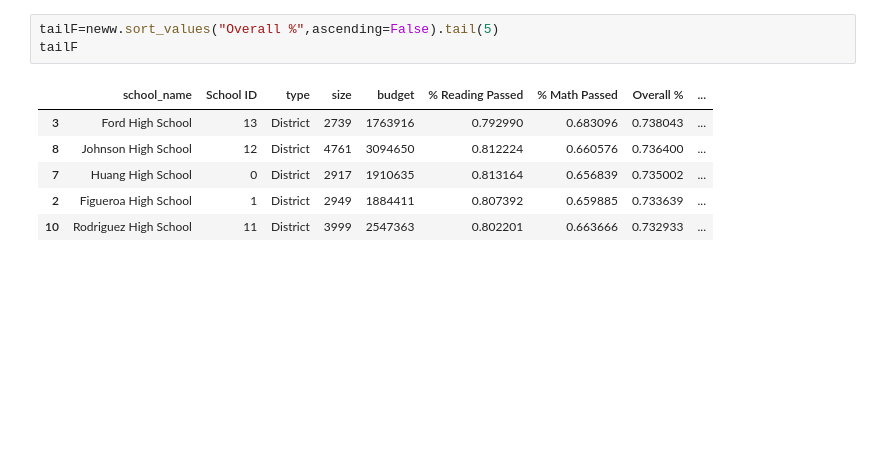
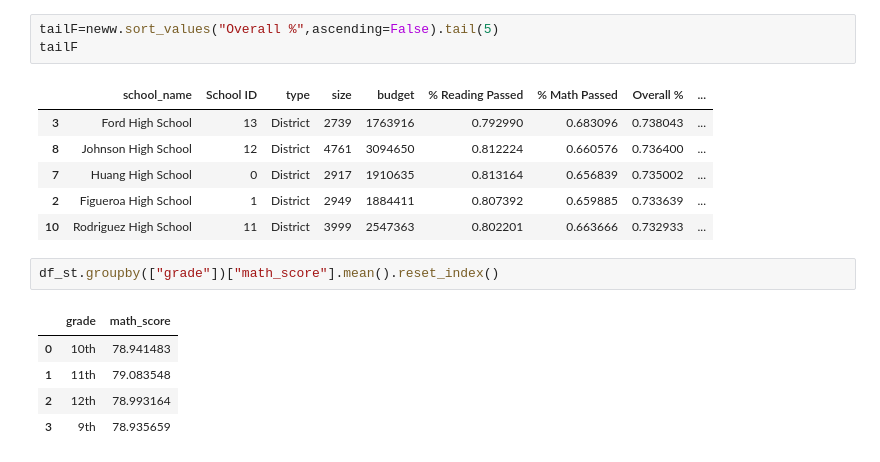
Before and after one commit to alejoes/04-PandasProjects, a Jupyter notebook: Game Py/Academy of Py.ipynb, the cells around one changed output. Drawn from its saved outputs; the diff is of its cells as text; blank space fills up the shorter version.

```diff
--- a/Game Py/Academy of Py.ipynb
+++ b/Game Py/Academy of Py.ipynb
@@ -124,3 +124,11 @@ tailF
 | 7 | Huang High School | 0 | District | 2917 | 1910635 | 0.813164 | 0.656839 | 0.735002 | ... |
 | 2 | Figueroa High School | 1 | District | 2949 | 1884411 | 0.807392 | 0.659885 | 0.733639 | ... |
 | 10 | Rodriguez High School | 11 | District | 3999 | 2547363 | 0.802201 | 0.663666 | 0.732933 | ... |
+# %%
+df_st.groupby(["grade"])["math_score"].mean().reset_index()
+# %% [output]
+|  | grade | math_score |
+| 0 | 10th | 78.941483 |
+| 1 | 11th | 79.083548 |
+| 2 | 12th | 78.993164 |
+| 3 | 9th | 78.935659 |
```
Also changed, not shown: parts of 3 cells of this notebook.
